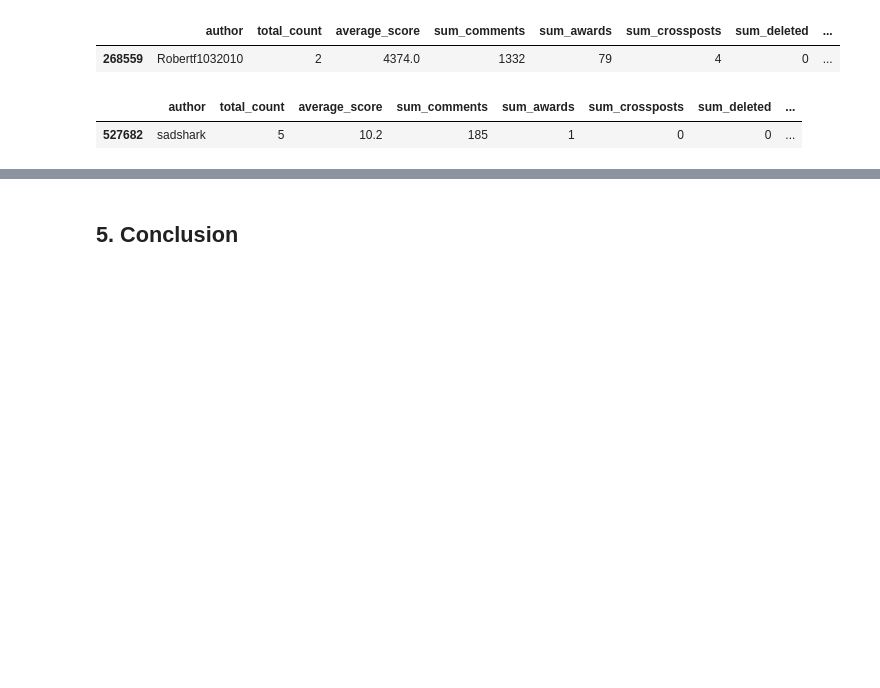
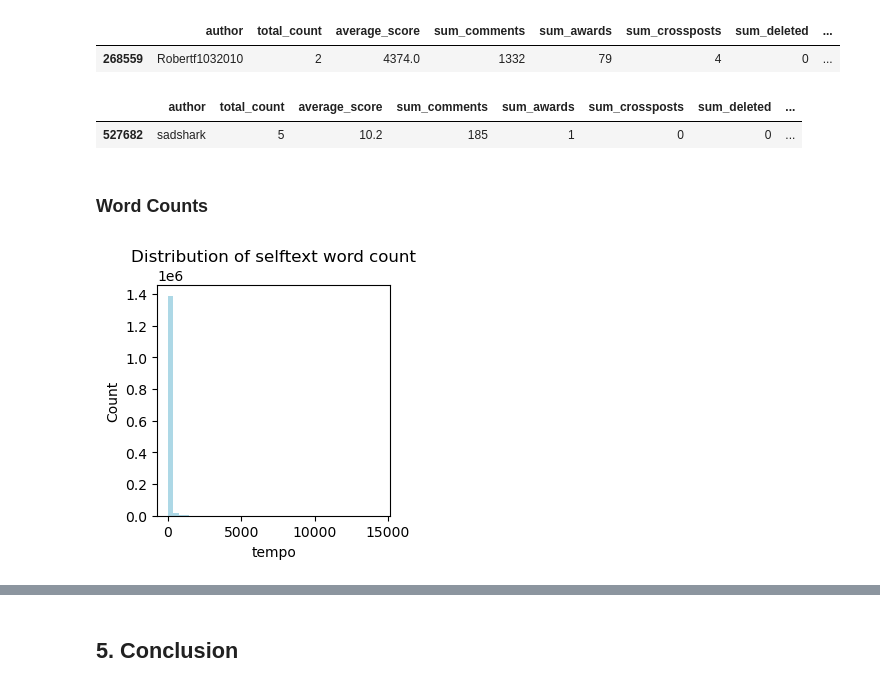
Before and after one commit to lusavkaedu/wallstreetbets, a Jupyter notebook: notebooks/01_data_loading_EDA.ipynb, the cells around one changed output, grey strips where cells are left out. Drawn from its saved outputs; the diff is of its cells as text; code cells hidden in the pictures; blank space fills up the shorter version.

```diff
--- a/notebooks/01_data_loading_EDA.ipynb
+++ b/notebooks/01_data_loading_EDA.ipynb
@@ -825,3 +860,15 @@ df_agg_by_author[df_agg_by_author['author'] == 'sadshark']
 # %% [output]
 |  | author | total_count | average_score | sum_comments | sum_awards | sum_crossposts | sum_deleted | ... |
 | 527682 | sadshark | 5 | 10.2 | 185 | 1 | 0 | 0 | ... |
+# %% [markdown]
+### Word Counts
+# %%
+# Plot a histogram of selftext word counts
+plt.figure(figsize=(3,3))
+df.word_count_selftext.hist(bins=40, grid=False, color='lightblue')
+plt.title('Distribution of selftext word count')
+plt.xlabel('tempo')
+plt.ylabel('Count')
+plt.show()
+# %% [output]
+[figure, added]
```
Also changed, not shown: parts of 146 cells of this notebook.
